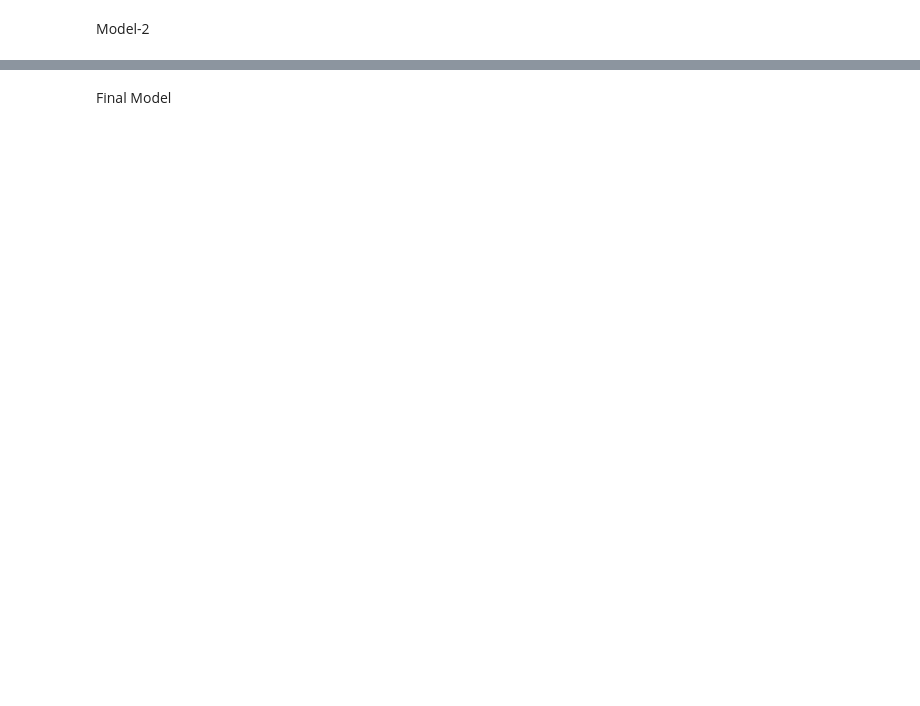
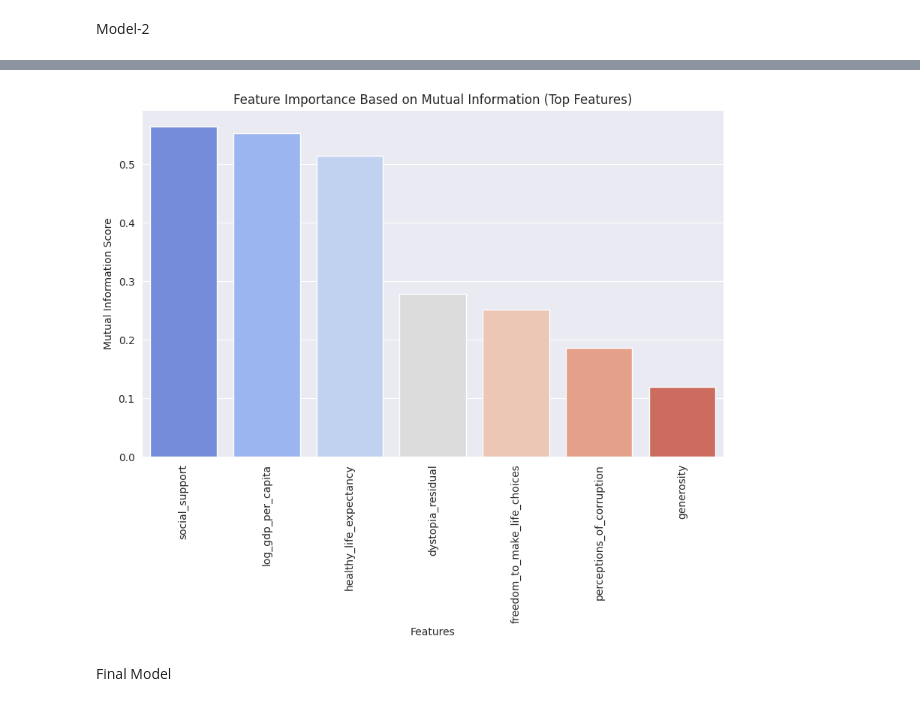
Before and after one commit to Diwash17/5CS037-Final-Portfolio-WHR-2024-, a Jupyter notebook: 2407736_DiwashAdhikari.ipynb, the cells around one changed output, grey strips where cells are left out. Saved outputs shown, nothing was run; the diff lists cells and outputs as text; code cells hidden in the pictures; blank space fills up the shorter version.

```diff
--- a/2407736_DiwashAdhikari.ipynb
+++ b/2407736_DiwashAdhikari.ipynb
@@ -1176,0 +1247,32 @@ selected_features
+# %%
+from sklearn.feature_selection import SelectKBest, mutual_info_regression
+
+# Initialize SelectKBest with mutual_info_regression for regression task
+k_best = SelectKBest(score_func=mutual_info_regression, k=4)  # Select top 4 features
+k_best.fit(X, y)
+
+# Get selected feature indices
+selected_feature_indices = np.where(k_best.get_support())[0]
+
+# Get feature names (replace 'X.columns' with your column names)
+feature_names = X.columns  # Or use the appropriate column names from your data
+
+# Get feature scores
+feature_scores = k_best.scores_
+
+# Sort features based on scores in descending order
+sorted_indices = np.argsort(feature_scores)[::-1]
+sorted_feature_scores = feature_scores[sorted_indices]
+
+# Get sorted feature names based on their scores
+sorted_feature_names = [feature_names[i] for i in sorted_indices]
+
+# Print sorted feature scores and names
+print("Sorted Feature Scores:")
+for i, score in enumerate(sorted_feature_scores):
+    print(f"{sorted_feature_names[i]}: {score}")
+
+# Print selected features
+print("\nSelected Features (Top 4):")
+selected_features = [feature_names[i] for i in selected_feature_indices]
+print(selected_features)
@@ -1177,2 +1291,12 @@ selected_features
+# %%
+plt.figure(figsize=(10, 6))
+sns.barplot(x=sorted_feature_names, y=sorted_feature_scores, palette="coolwarm")
+plt.title("Feature Importance Based on Mutual Information (Top Features)")
+plt.xlabel("Features")
+plt.ylabel("Mutual Information Score")
+plt.xticks(rotation=90)
+plt.show()
+# %% [output]
+[figure, added]
 # %% [markdown]
 Final Model
```
Also changed, not shown: parts of 75 cells of this notebook.
